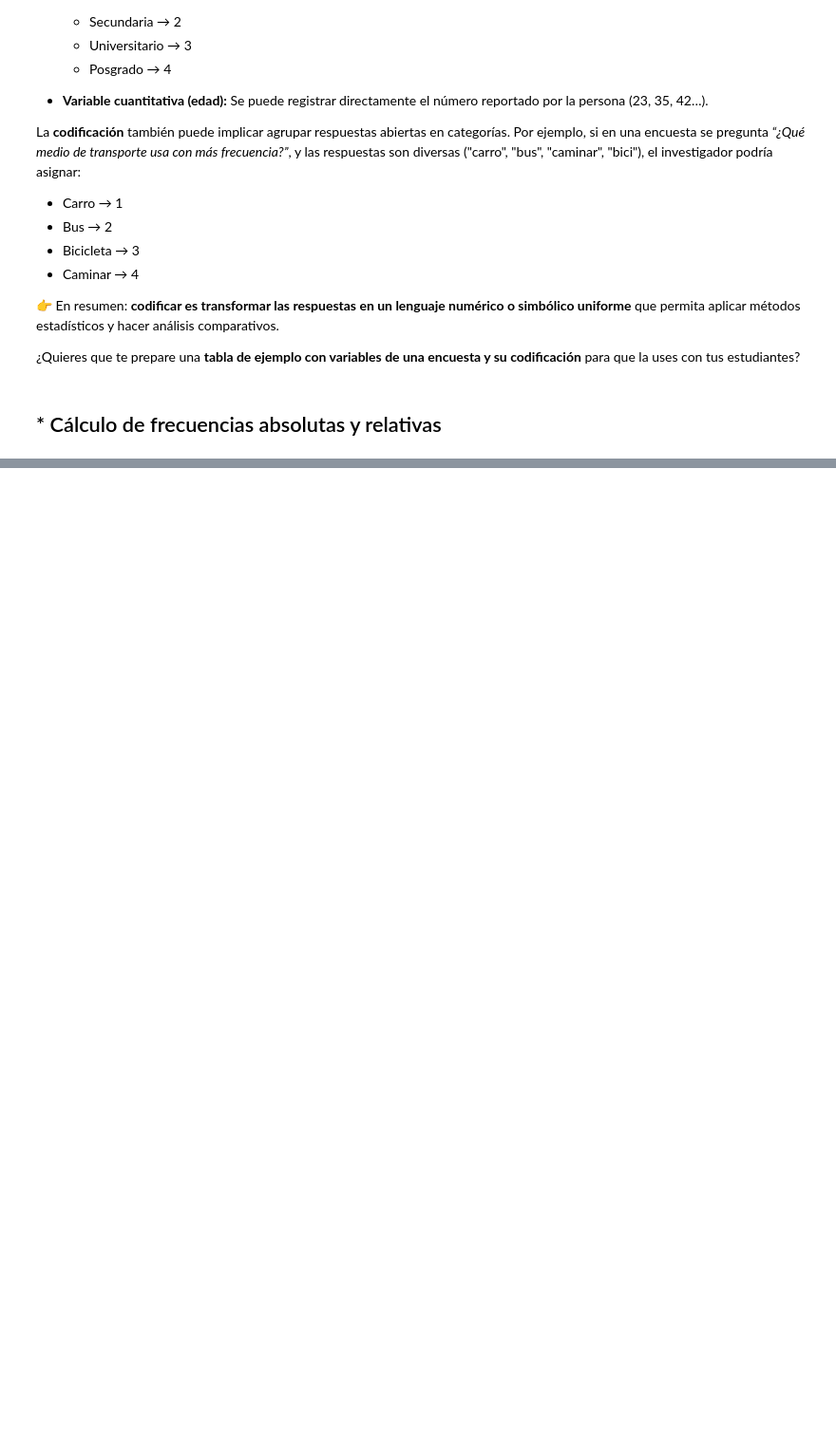
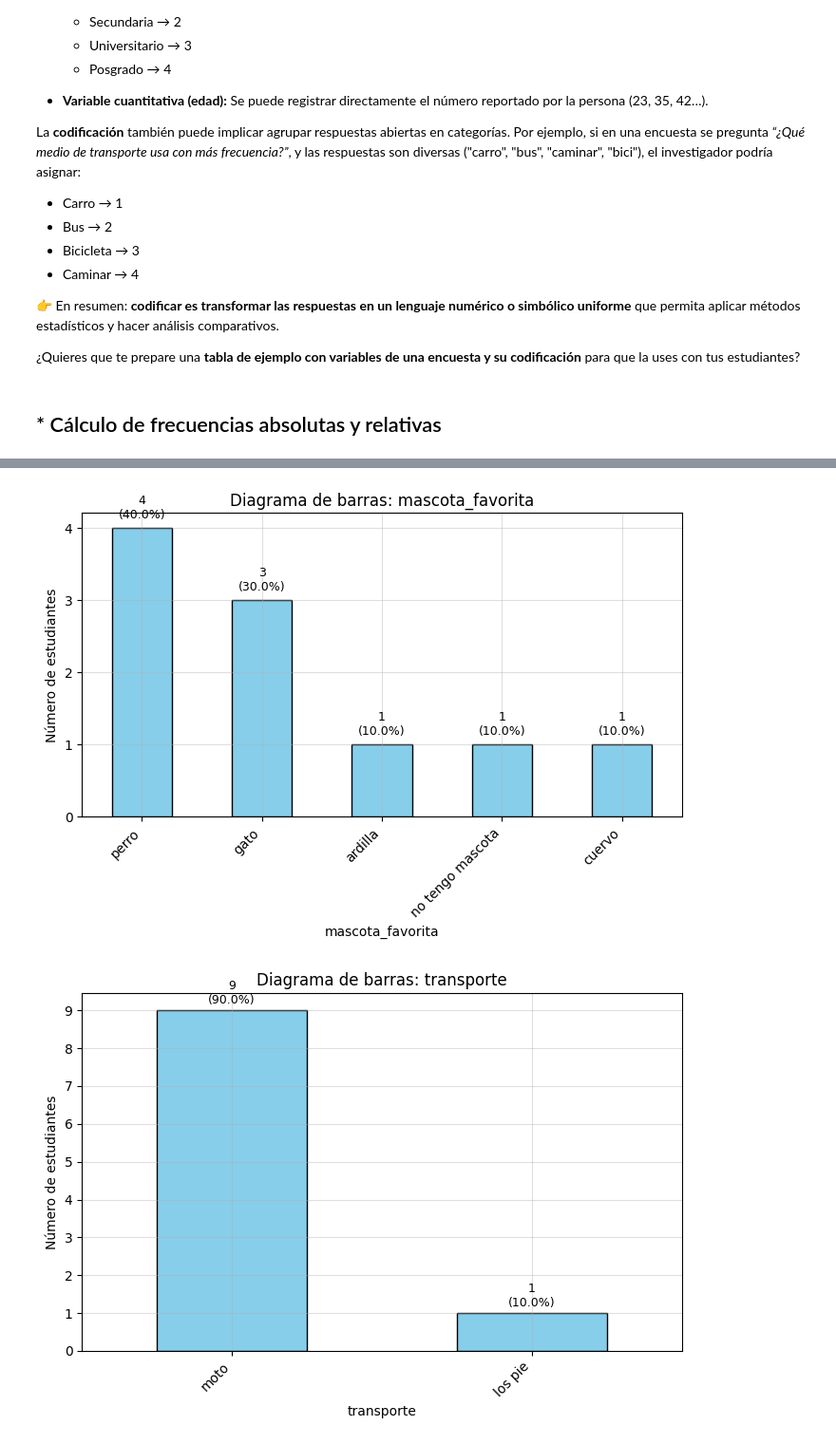
Before and after one commit to marco-canas/investigacion_en_asesoria, a Jupyter notebook: 2_secuencia_accion/2_Diseño_Proceso_IAE/Intervencion/8_r_estadistica/encuesta_1.ipynb, the cells around one changed output, grey strips where cells are left out. Shown: that part at 95% size. Saved outputs shown, nothing was run; the diff lists cells and outputs as text; code cells hidden in the pictures; blank space fills up the shorter version.

```diff
--- a/2_secuencia_accion/2_Diseño_Proceso_IAE/Intervencion/8_r_estadistica/encuesta_1.ipynb
+++ b/2_secuencia_accion/2_Diseño_Proceso_IAE/Intervencion/8_r_estadistica/encuesta_1.ipynb
@@ -204,0 +336,27 @@ Name: proportion, dtype: float64
+# %%
+import matplotlib.pyplot as plt
+
+for var in var_categoricas:
+    counts = df[var].value_counts()
+    rel_freq = counts / counts.sum()  # Frecuencia relativa
+
+    plt.figure(figsize=(7, 5))
+    ax = counts.plot(kind='bar', color='skyblue', edgecolor='black')
+    plt.title(f'Diagrama de barras: {var}')
+    plt.xlabel(var)  # Etiqueta del eje x
+    plt.ylabel('Número de estudiantes') # Etiqueta del eje y
+    plt.xticks(rotation=45, ha='right')
+    plt.yticks(range(0, counts.max() + 1, 1))  # Ajustar el rango del eje y
+    plt.tight_layout()
+    plt.grid(alpha=0.4)
+
+    # Etiquetas con valor absoluto y porcentaje
+    for idx, (value, freq) in enumerate(zip(counts, rel_freq)):
+        plt.text(idx, value + 0.1,
+                 f"{value}\n({freq:.1%})",  # número + porcentaje
+                 ha='center', va='bottom', fontsize=9, color="black")
+
+    plt.show()
+# %% [output]
+[figure, added]
+[figure, added]
```
Also changed, not shown: parts of 15 cells of this notebook.
